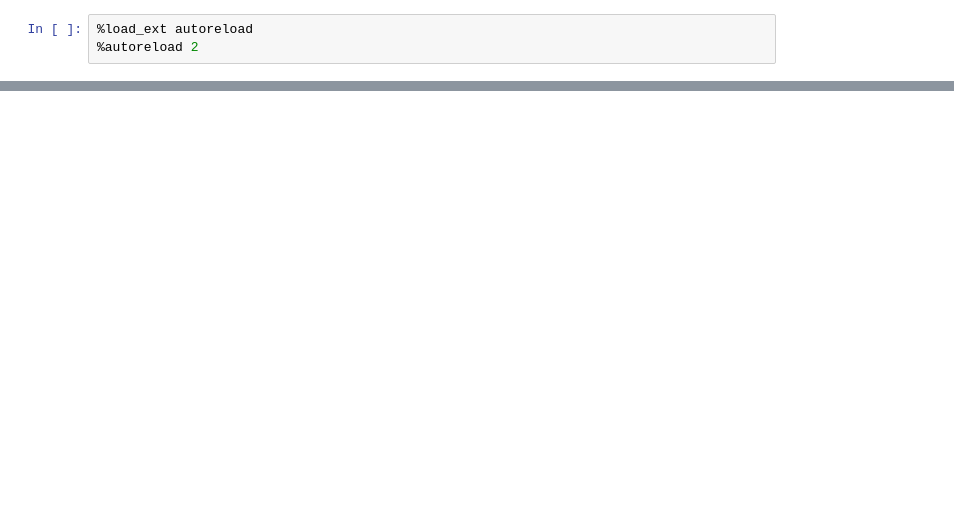
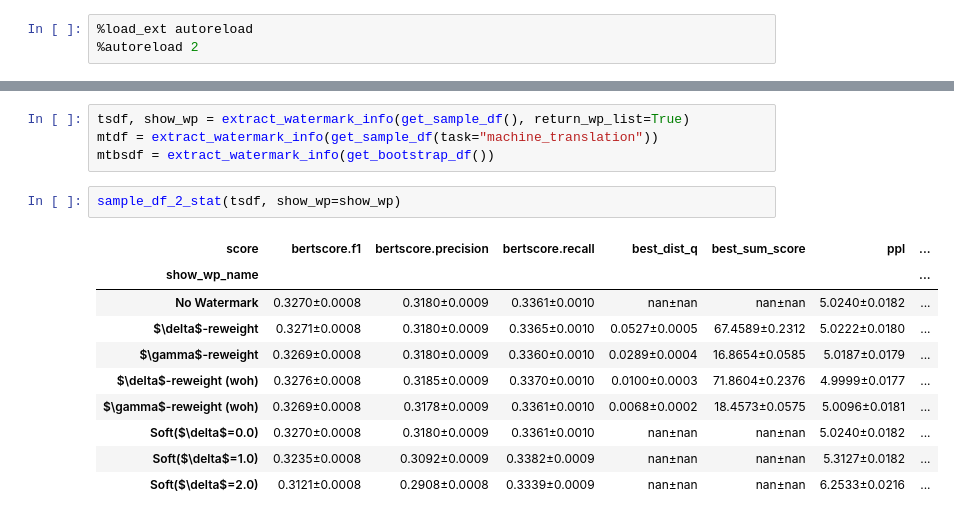
Before and after one commit to xiaoniu-578fa6bff964d005/UnbiasedWatermark, a Jupyter notebook: plot.ipynb, the cells around one changed output, grey strips where cells are left out. Saved outputs shown, nothing was run; the diff lists cells and outputs as text; blank space fills up the shorter version.

```diff
--- a/plot.ipynb
+++ b/plot.ipynb
@@ -45,0 +100,17 @@ df.head()
+# %%
+tsdf, show_wp = extract_watermark_info(get_sample_df(), return_wp_list=True)
+mtdf = extract_watermark_info(get_sample_df(task="machine_translation"))
+mtbsdf = extract_watermark_info(get_bootstrap_df())
+# %%
+sample_df_2_stat(tsdf, show_wp=show_wp)
+# %% [output]
+| score | bertscore.f1 | bertscore.precision | bertscore.recall | best_dist_q | best_sum_score | ppl | ... |
+| show_wp_name |  |  |  |  |  |  | ... |
+| No Watermark | 0.3270±0.0008 | 0.3180±0.0009 | 0.3361±0.0010 | nan±nan | nan±nan | 5.0240±0.0182 | ... |
+| $\delta$-reweight | 0.3271±0.0008 | 0.3180±0.0009 | 0.3365±0.0010 | 0.0527±0.0005 | 67.4589±0.2312 | 5.0222±0.0180 | ... |
+| $\gamma$-reweight | 0.3269±0.0008 | 0.3180±0.0009 | 0.3360±0.0010 | 0.0289±0.0004 | 16.8654±0.0585 | 5.0187±0.0179 | ... |
+| $\delta$-reweight (woh) | 0.3276±0.0008 | 0.3185±0.0009 | 0.3370±0.0010 | 0.0100±0.0003 | 71.8604±0.2376 | 4.9999±0.0177 | ... |
+| $\gamma$-reweight (woh) | 0.3269±0.0008 | 0.3178±0.0009 | 0.3361±0.0010 | 0.0068±0.0002 | 18.4573±0.0575 | 5.0096±0.0181 | ... |
+| Soft($\delta$=0.0) | 0.3270±0.0008 | 0.3180±0.0009 | 0.3361±0.0010 | nan±nan | nan±nan | 5.0240±0.0182 | ... |
+| Soft($\delta$=1.0) | 0.3235±0.0008 | 0.3092±0.0009 | 0.3382±0.0009 | nan±nan | nan±nan | 5.3127±0.0182 | ... |
+| Soft($\delta$=2.0) | 0.3121±0.0008 | 0.2908±0.0008 | 0.3339±0.0009 | nan±nan | nan±nan | 6.2533±0.0216 | ... |
```
Also changed, not shown: parts of 16 cells of this notebook, 2 other files.
